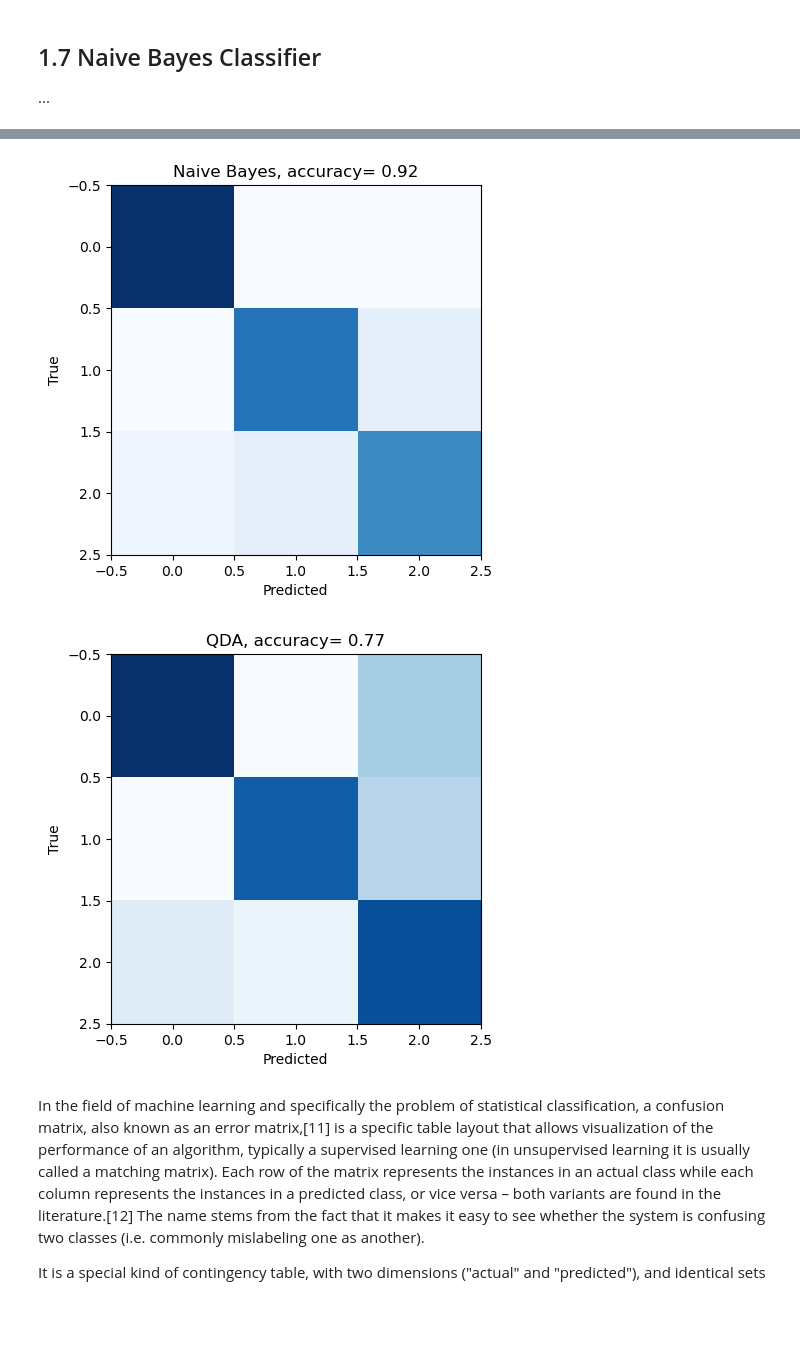
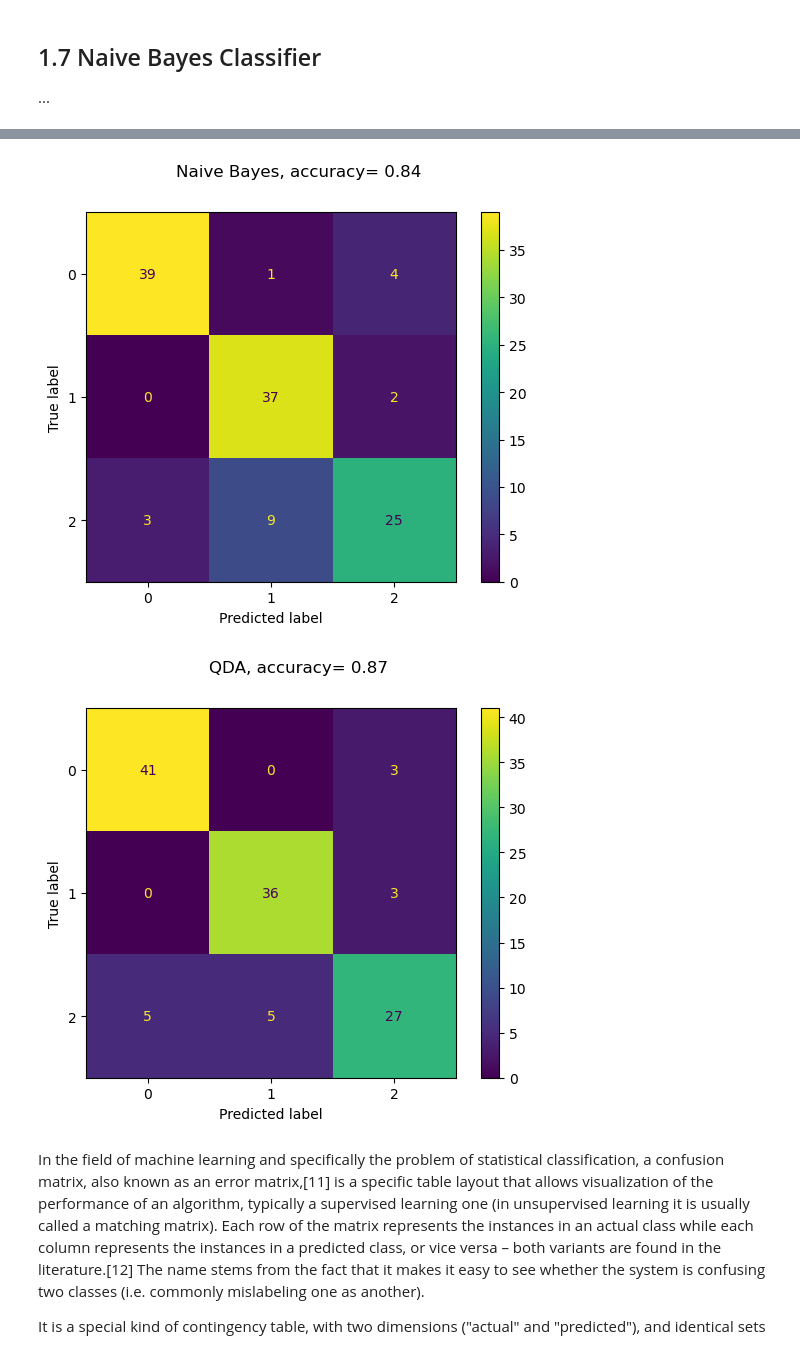
Before and after one commit to lukbrb/academic-physics, a Jupyter notebook: galaxy-classification/notebooks/01-Classifiers.ipynb, the cells around one changed output, grey strips where cells are left out. Saved outputs shown, nothing was run; the diff lists cells and outputs as text; code cells hidden in the pictures; blank space fills up the shorter version.

Commit message:
Add confusion matrix info

```diff
--- a/galaxy-classification/notebooks/01-Classifiers.ipynb
+++ b/galaxy-classification/notebooks/01-Classifiers.ipynb
@@ -81,6 +81,32 @@ classifiers = [
 ]
 # %%
 from lblearn.datasets import load_galaxies
-from sklearn.metrics import accuracy_score, confusion_matrix
+from sklearn.metrics import accuracy_score, confusion_matrix, ConfusionMatrixDisplay, classification_report
 
-galaxies = load_galaxies(n_samples=50)
+galaxies = load_galaxies(n_samples=100)
+# %%
+X, y = galaxies.data, galaxies.target
+X_train, X_test, y_train, y_test = train_test_split(X, y, test_size=0.4, random_state=42)
+dataset = {}
+for name, clf in zip(names, classifiers):
+    clf = make_pipeline(StandardScaler(), clf)
+    clf.fit(X_train, y_train)
+    predicted = clf.predict(X_test)
+    # disp = ConfusionMatrixDisplay.from_predictions
+    cm = confusion_matrix(y_test, predicted)
+
+# For each cell in the confusion matrix, add the corresponding ground truths
+# and predictions to the lists
+    y_true = []
+    y_pred = []
+    for gt in range(len(cm)):
+        for pred in range(len(cm)):
+            y_true += [gt] * cm[gt][pred]
+            y_pred += [pred] * cm[gt][pred]
+
+    print(
+        f"Classification report rebuilt from confusion matrix for {name}:\n"
+        f"{classification_report(y_true, y_pred)}\n"
+    )
+    score = accuracy_score(y_test, y_pred)
+    dataset[name] = score
@@ -93,10 +186,11 @@ for name, clf in zip(names, classifiers):
     clf.fit(X_train, y_train)
     y_pred = clf.predict(X_test)
     score = accuracy_score(y_test, y_pred)
-    plt.figure()
-    plt.title(f"{name}, accuracy={score: .2f}")
-    plt.imshow(confusion_matrix(y_test, y_pred),cmap='Blues', interpolation='nearest')
-    plt.grid(False)
-    plt.ylabel('True')
-    plt.xlabel('Predicted');
+    disp = ConfusionMatrixDisplay.from_predictions(y_test, y_pred)
+    #print(f"Confusion matrix:\n{disp.confusion_matrix}")
+    disp.figure_.suptitle(f"{name}, accuracy={score: .2f}");
+    #plt.imshow(confusion_matrix(y_test, y_pred),cmap='Blues', interpolation='nearest')
+    #plt.grid(False)
+    #plt.ylabel('True')
+    #plt.xlabel('Predicted');
 # %% [output]
@@ -111,5 +205,5 @@ for name, clf in zip(names, classifiers):
-[figure, old version]
+[figure, new version]
-[figure, old version]
+[figure, new version]
 # %% [markdown]
 In the field of machine learning and specifically the problem of statistical classification, a confusion matrix, also known as an error matrix,[11] is a specific table layout that allows visualization of the performance of an algorithm, typically a supervised learning one (in unsupervised learning it is usually called a matching matrix). Each row of the matrix represents the instances in an actual class while each column represents the instances in a predicted class, or vice versa – both variants are found in the literature.[12] The name stems from the fact that it makes it easy to see whether the system is confusing two classes (i.e. commonly mislabeling one as another).
 
```
Also changed, not shown: parts of 5 cells of this notebook.
